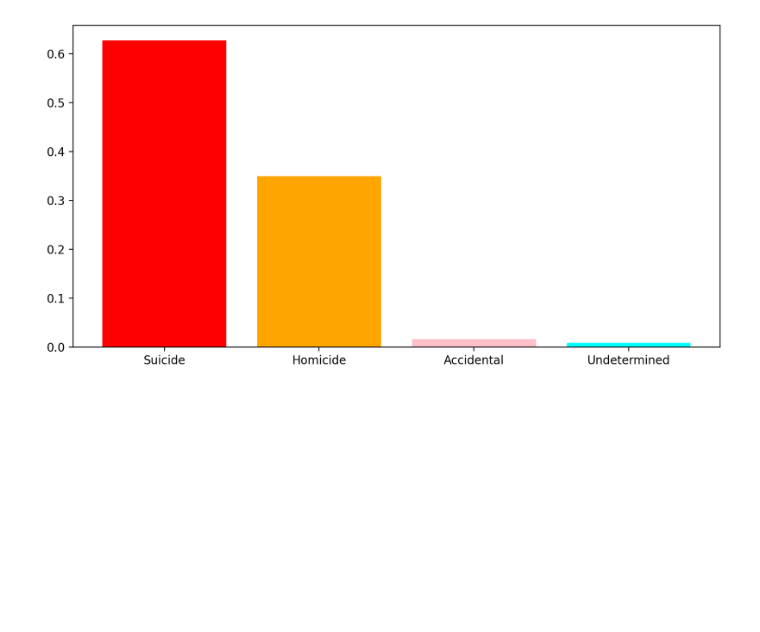
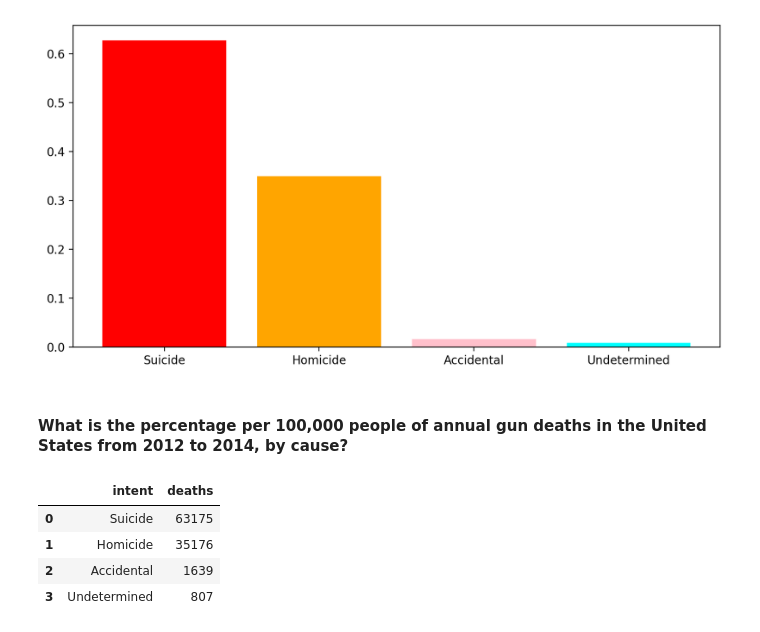
Before and after one commit to PrajwalLuitel/lambton_college_assessments, a Jupyter notebook: data_visualization/class_practice/week4.ipynb, the cells around one changed output. Drawn from its saved outputs; the diff is of its cells as text; code cells hidden in the pictures; blank space fills up the shorter version.

```diff
--- a/data_visualization/class_practice/week4.ipynb
+++ b/data_visualization/class_practice/week4.ipynb
@@ -187,3 +187,5 @@ plt.bar(x=deaths_by_cause['intent'], height=deaths_by_cause['average_death'], co
 # %% [output]
 <BarContainer object of 4 artists>
 [figure]
+# %% [markdown]
+#### What is the percentage per 100,000 people of annual gun deaths in the United States from 2012 to 2014, by cause?
@@ -189,0 +195,8 @@ plt.bar(x=deaths_by_cause['intent'], height=deaths_by_cause['average_death'], co
+# %%
+gun_deaths_by_intent
+# %% [output]
+|  | intent | deaths |
+| 0 | Suicide | 63175 |
+| 1 | Homicide | 35176 |
+| 2 | Accidental | 1639 |
+| 3 | Undetermined | 807 |
```
Also changed, not shown: parts of 3 cells of this notebook.
